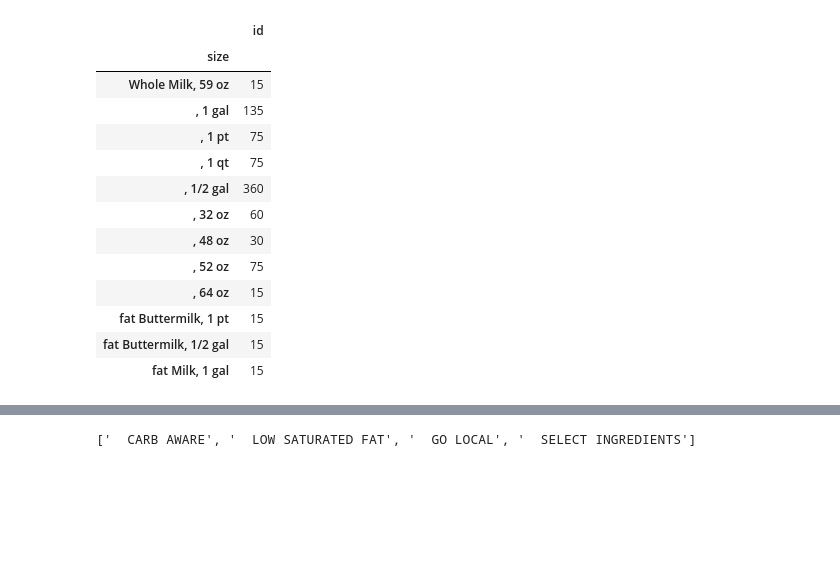
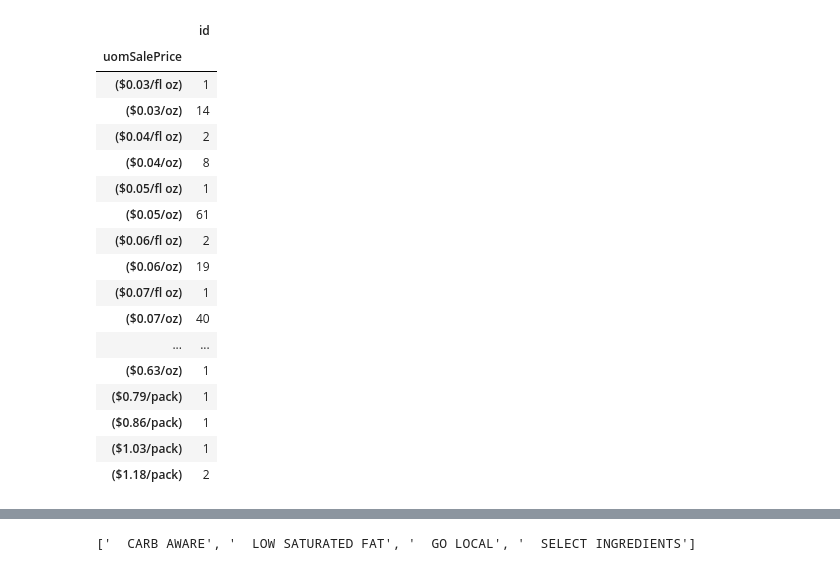
Before and after one commit to ykrasnikov/ETL-project, a Jupyter notebook: staging_area/filters_HEB.ipynb, the cells around one changed output, grey strips where cells are left out. Drawn from its saved outputs; the diff is of its cells as text; code cells hidden in the pictures; blank space fills up the shorter version.

```diff
--- a/staging_area/filters_HEB.ipynb
+++ b/staging_area/filters_HEB.ipynb
@@ -25,20 +25,24 @@ heb_df
 # %%
-heb_df.groupby(['size']).agg({'id':'count'})
+heb_df.groupby(['uomSalePrice']).agg({'id':'count'})
 # %% [output]
 |  | id |
-| size |  |
-| Whole Milk, 59 oz | 15 |
-| , 1 gal | 135 |
-| , 1 pt | 75 |
-| , 1 qt | 75 |
-| , 1/2 gal | 360 |
-| , 32 oz | 60 |
-| , 48 oz | 30 |
-| , 52 oz | 75 |
-| , 64 oz | 15 |
-| fat Buttermilk, 1 pt | 15 |
-| fat Buttermilk, 1/2 gal | 15 |
-| fat Milk, 1 gal | 15 |
+| uomSalePrice |  |
+| ($0.03/fl oz) | 1 |
+| ($0.03/oz) | 14 |
+| ($0.04/fl oz) | 2 |
+| ($0.04/oz) | 8 |
+| ($0.05/fl oz) | 1 |
+| ($0.05/oz) | 61 |
+| ($0.06/fl oz) | 2 |
+| ($0.06/oz) | 19 |
+| ($0.07/fl oz) | 1 |
+| ($0.07/oz) | 40 |
+| ... | ... |
+| ($0.63/oz) | 1 |
+| ($0.79/pack) | 1 |
+| ($0.86/pack) | 1 |
+| ($1.03/pack) | 1 |
+| ($1.18/pack) | 2 |
 # %%
 # clean size
 clean_heb_df=pd.DataFrame()
```
Also changed, not shown: parts of 19 cells of this notebook, 3 other files.
